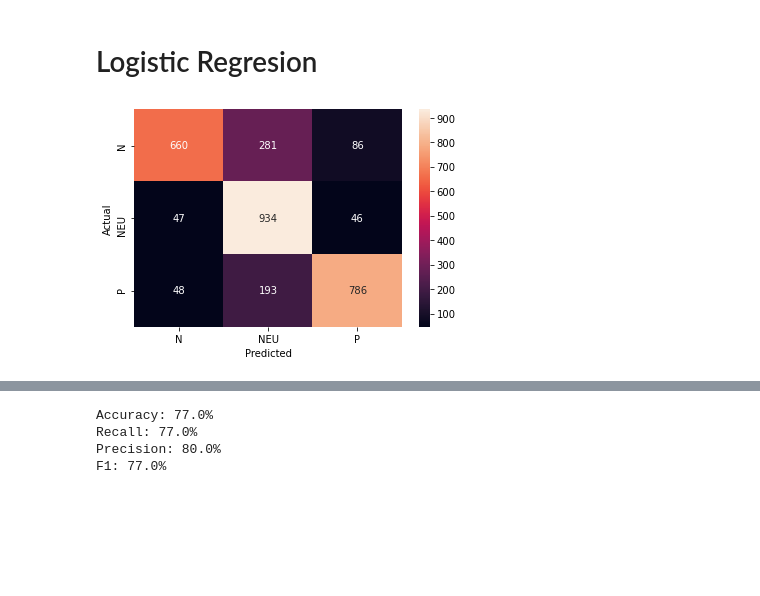
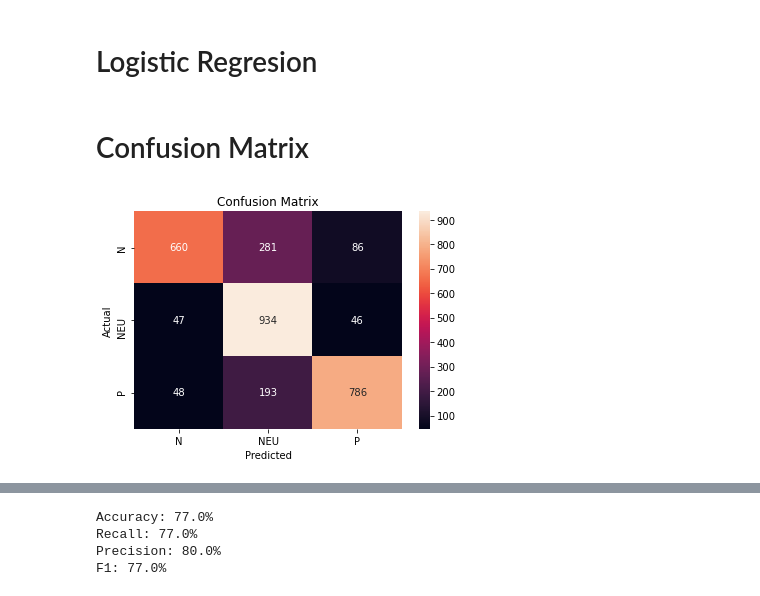
Before and after one commit to skilletComatose/hate_speech, a Jupyter notebook: hate_speech.ipynb, the cells around one changed output, grey strips where cells are left out. Saved outputs shown, nothing was run; the diff lists cells and outputs as text; code cells hidden in the pictures; blank space fills up the shorter version.

```diff
--- a/hate_speech.ipynb
+++ b/hate_speech.ipynb
@@ -167,12 +167,15 @@ RandomOverSampler test: [('N', 1027), ('NEU', 1027), ('P', 1027)]
 classifier = LogisticRegression(C=10, solver='lbfgs', multi_class='multinomial',max_iter=1000)
 classifier.fit(x_train, y_train)
 y_pred = classifier.predict(x_test)
+# %% [markdown]
+# Confusion Matrix
 # %%
 #print(confusion_matrix(y_test, y_pred))
 data = {'y_test':y_test,'y_pred':y_pred}
 df2 = pd.DataFrame(data, columns=['y_test','y_pred'])
 con = pd.crosstab(df2['y_test'], df2['y_pred'],rownames=['Actual'], colnames=['Predicted'])
 sn.heatmap(con, annot=True,fmt="d")
-plt.show()
+plt.title('Confusion Matrix')
+plt.savefig('confusionmatrix.jpg')
 # %% [output]
-[figure, old version]
+[figure, new version]
```
Also changed, not shown: parts of 8 cells of this notebook, 2 other files.
